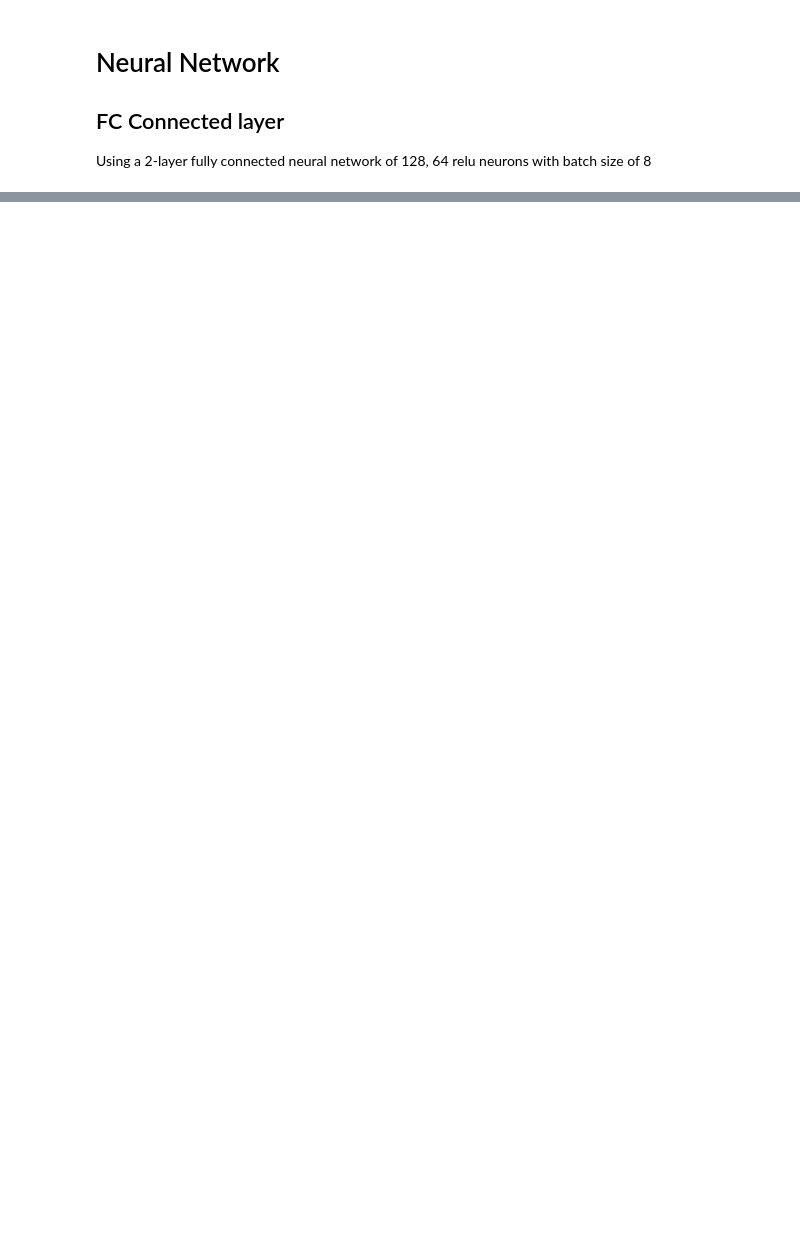
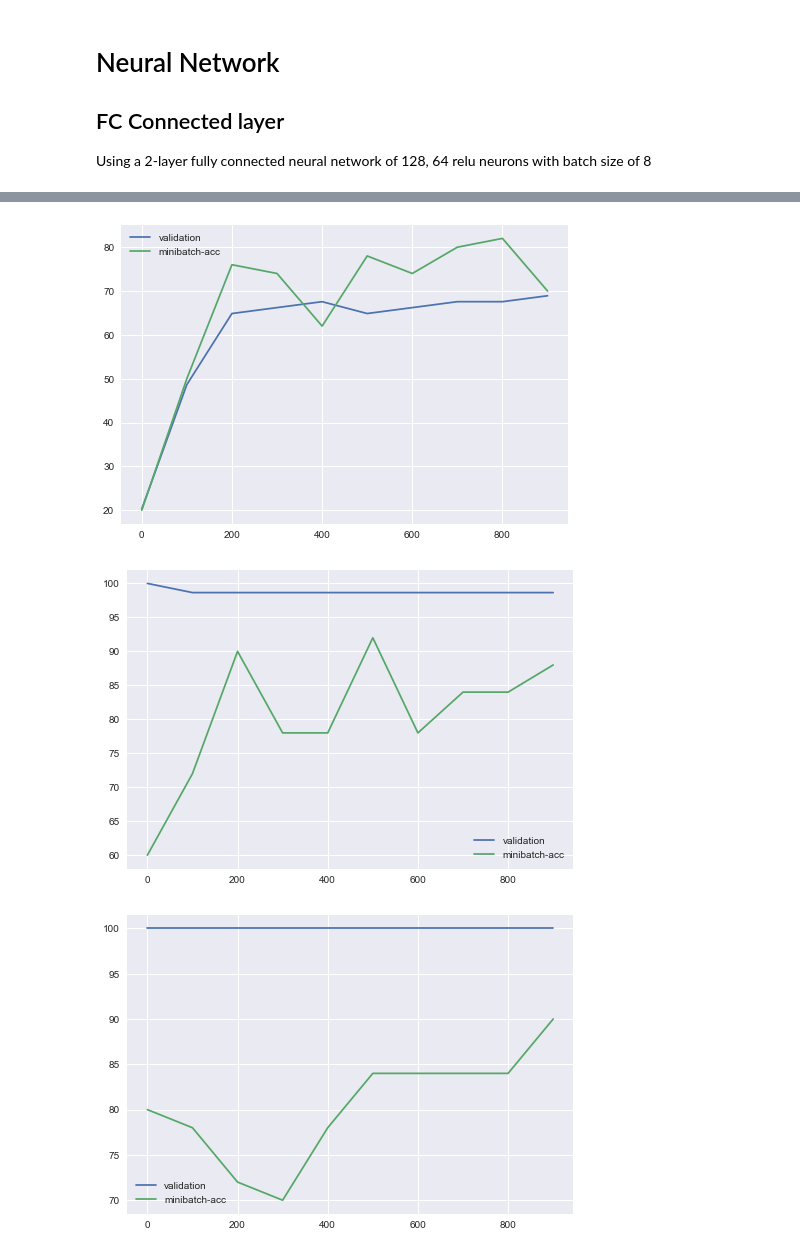
Before and after one commit to samanta-anupam/pheno-predictor, a Jupyter notebook: Population_predictor.ipynb, the cells around one changed output, grey strips where cells are left out. Saved outputs shown, nothing was run; the diff lists cells and outputs as text; code cells hidden in the pictures; blank space fills up the shorter version.

```diff
--- a/Population_predictor.ipynb
+++ b/Population_predictor.ipynb
@@ -41,7 +44,7 @@ Read the input from the quant.sf file.
 # %%
 # Read the CSV file to map samples vs labels.
 data_frame = pd.read_csv('p1_train.csv')
-labels = list(set(data_frame['label']))
+labels = sorted(list(set(data_frame['label'])))
 
 num_of_transcripts = 199324
 num_of_samples = data_frame.shape[0]
@@ -102,16 +108,26 @@ dataset_reduced.shape
+# %%
+train_data, test_data, train_data_label, test_data_label = train_test_split(dataset,\
+                                                                                          sample_vs_label, \
+                                                                                          test_size=0.2)
 # %% [markdown]
 # Tree-based feature selection
 
 Tree-based estimators (see the sklearn.tree module and forest of trees in the sklearn.ensemble module) can be used to compute feature importances, which in turn can be used to discard irrelevant features (when coupled with the sklearn.feature_selection.SelectFromModel meta-transformer):
 # %%
 scaler = StandardScaler(copy=True, with_mean=True, with_std=True)
-scaler = StandardScaler().fit(dataset)
-dataset_reduced = scaler.transform(dataset)
+scaler = StandardScaler().fit(train_data)
+train_sample = scaler.transform(train_data)
 
 clf = ExtraTreesClassifier()
-clf = clf.fit(dataset_reduced[:int(dataset.size)], sample_vs_label[:int(dataset.size)])
+clf = clf.fit(train_sample, train_data_label)
 clf.feature_importances_
 
 model = SelectFromModel(clf, prefit=True)
-dataset_reduced = model.transform(dataset_reduced)
-dataset_reduced.shape
+train_sample = model.transform(train_sample)
+train_sample.shape
+
+with open('scaler.pickle', 'wb') as handle:
+    pickle.dump(scaler, handle, protocol=pickle.HIGHEST_PROTOCOL)
+
+with open('tree_based_model.pickle', 'wb') as handle:
+    pickle.dump(model, handle, protocol=pickle.HIGHEST_PROTOCOL)
@@ -208,11 +144,10 @@ dataset_reduced.shape
 ## FC Connected layer
 Using a 2-layer fully connected neural network of 128, 64 relu neurons with batch size of 8
 # %%
-batch_size = 8
-num_hidden_nodes = [128, 64]
-num_of_transcripts = dataset_reduced.shape[1]
+batch_size = 50
+num_hidden_nodes = [800, 10]
+num_of_transcripts = train_sample.shape[1]
 input_size = [num_of_transcripts]+num_hidden_nodes
-test_size = 74
 num_layers = len(num_hidden_nodes)
 
 graph = tf.Graph()
@@ -223,7 +158,7 @@ with graph.as_default():
     tf_train_labels = tf.placeholder(tf.float32, shape=
                                     (batch_size, num_labels))
     tf_test_data = tf.placeholder(tf.float32, shape=
-                                    (test_size, num_of_transcripts))
+                                    (None, num_of_transcripts))
     print(tf_test_data.shape)
     global_step = tf.Variable(0)
 
@@ -244,11 +179,11 @@ with graph.as_default():
 
     # Training Computation
     lay1_train = tf.nn.relu(tf.matmul(tf_train_dataset, weights1[0]) + biases1[0])
-    drop1 = tf.nn.dropout(lay1_train, 0.2)
+    drop1 = tf.nn.dropout(lay1_train, 0.5)
     for i in range(1, num_layers):
         print(lay1_train.shape)
         lay1_train = tf.nn.relu(tf.matmul(drop1, weights1[i]) + biases1[i])
-        drop1 = tf.nn.dropout(lay1_train, 0.2)
+        drop1 = tf.nn.dropout(lay1_train, 0.5)
     logits = tf.matmul(drop1, weights2) + biases2
     loss = tf.reduce_mean(tf.nn.softmax_cross_entropy_with_logits(logits=logits, labels=tf_train_labels))\
                            + beta2 * tf.nn.l2_loss(weights2)
@@ -256,7 +191,7 @@ with graph.as_default():
         loss += beta1[i] * tf.nn.l2_loss(weights1[i])
 
     # Optimizer
-    learning_rate = tf.train.exponential_decay(1e-5, global_step, 1e6, 0.65, staircase=True)
+    learning_rate = tf.train.exponential_decay(1e-4, global_step, 1e6, 0.65, staircase=True)
     optimizer = tf.train.AdamOptimizer(learning_rate).minimize(loss, global_step=global_step)
 
     # Predictions
@@ -316,0 +263,11 @@ Test accuracy: 97.3%
+# %%
+for idx in range(i):
+    p = plt.figure()
+    plt.plot(steps[idx], validation[idx], label='validation')
+    plt.plot(steps[idx], minibatch[idx], label='minibatch-acc')
+    plt.legend()
+    plt.show()
+# %% [output]
+[figure, added]
+[figure, added]
+[figure, added]
```
Also changed, not shown: parts of 29 cells of this notebook.
